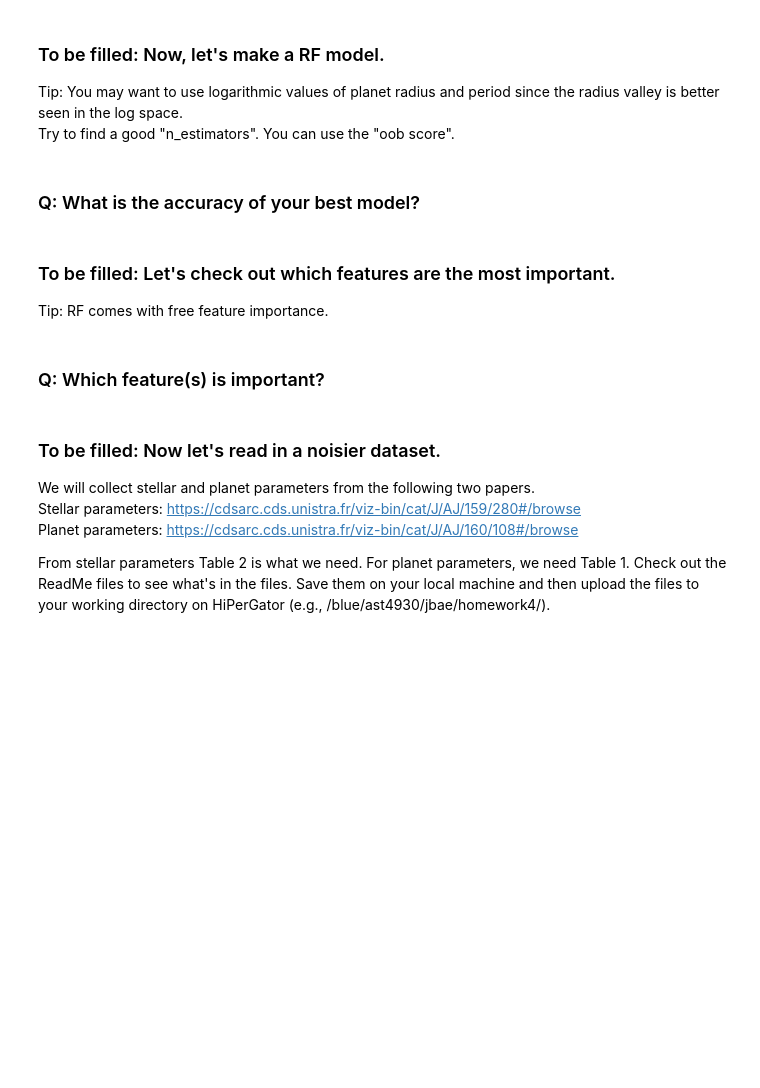
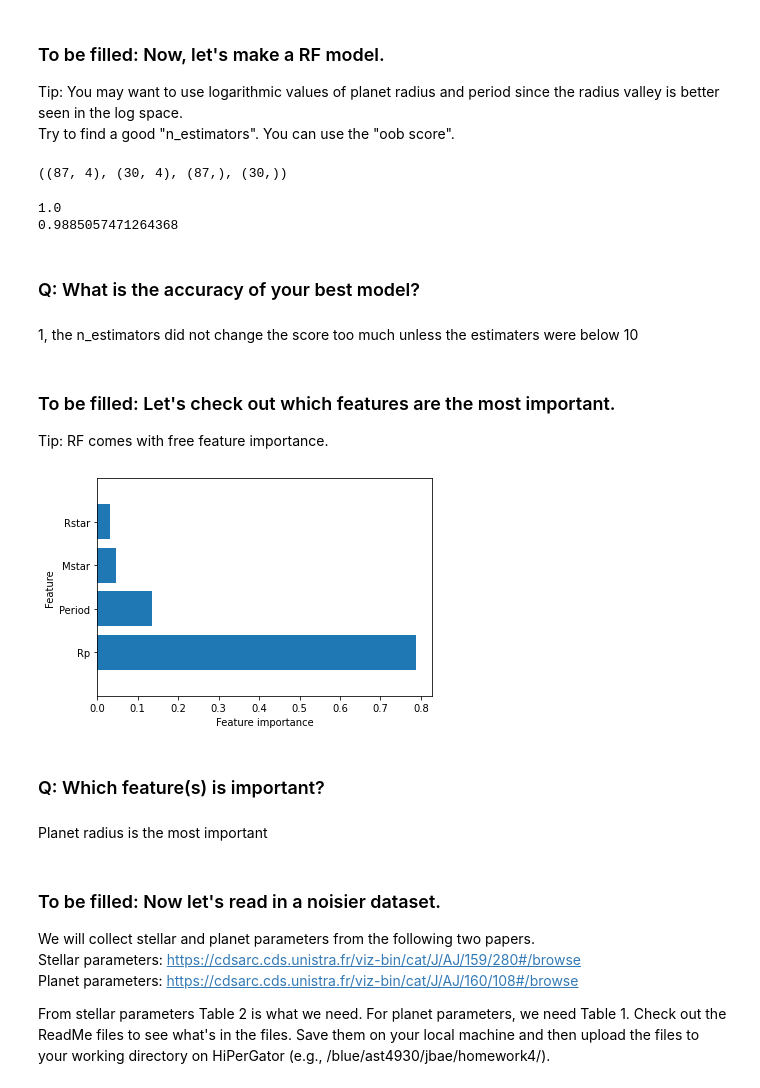
Before and after one commit to sydneeod/AI-Machine-Learning, a Jupyter notebook: AST4930_homework4.ipynb, the cells around one changed output. Saved outputs shown, nothing was run; the diff lists cells and outputs as text; code cells hidden in the pictures; blank space fills up the shorter version.

```diff
--- a/AST4930_homework4.ipynb
+++ b/AST4930_homework4.ipynb
@@ -125,13 +130,57 @@ plt.plot(Period, Radius, 'o')
 ### To be filled: Now, let's make a RF model.
 Tip: You may want to use logarithmic values of planet radius and period since the radius valley is better seen in the log space.<br>
 Try to find a good "n_estimators". You can use the "oob score".
+# %%
+## splitting the data
+from sklearn.model_selection import train_test_split
+
+X = data[[('Rp'),('Period'), 'Mstar', 'Rstar']]
+y = data['SN']
+
+X_train, X_test, y_train, y_test = train_test_split(X, y, random_state=3)
+
+X_train.shape, X_test.shape, y_train.shape, y_test.shape
+# %% [output]
+((87, 4), (30, 4), (87,), (30,))
+# %%
+## RF scores
+from sklearn.ensemble import RandomForestClassifier
+import time
+
+model = RandomForestClassifier(n_estimators=100, oob_score=True)
+model.fit(X_train, y_train)
+print(model.score(X_test, y_test))
+print(model.oob_score_)
+# %% [output]
+1.0
+0.9885057471264368
 # %% [markdown]
 ### Q: What is the accuracy of your best model?
+# %% [markdown]
+1, the n_estimators did not change the score too much unless the estimaters were below 10
 # %% [markdown]
 ### To be filled: Let's check out which features are the most important.
 Tip: RF comes with free feature importance.
+# %%
+import matplotlib.pyplot as plt
+from sklearn.inspection import permutation_importance
+
+## feature importance plot
+def plot_feature_importances(model):
+    n_features = X_test.shape[1]
+    plt.barh(np.arange(n_features), model.feature_importances_, align='center')
+    plt.yticks(np.arange(n_features), ('Rp' ,'Period','Mstar','Rstar' ))
+    plt.xlabel("Feature importance")
+    plt.ylabel("Feature")
+    plt.ylim(-1, n_features)
+
+plot_feature_importances(model)
+# %% [output]
+[figure, added]
 # %% [markdown]
 ### Q: Which feature(s) is important?
+# %% [markdown]
+Planet radius is the most important
 # %% [markdown]
 ### To be filled: Now let's read in a noisier dataset.
 We will collect stellar and planet parameters from the following two papers.<br>
```
Also changed, not shown: parts of 30 cells of this notebook, 6 other files.
